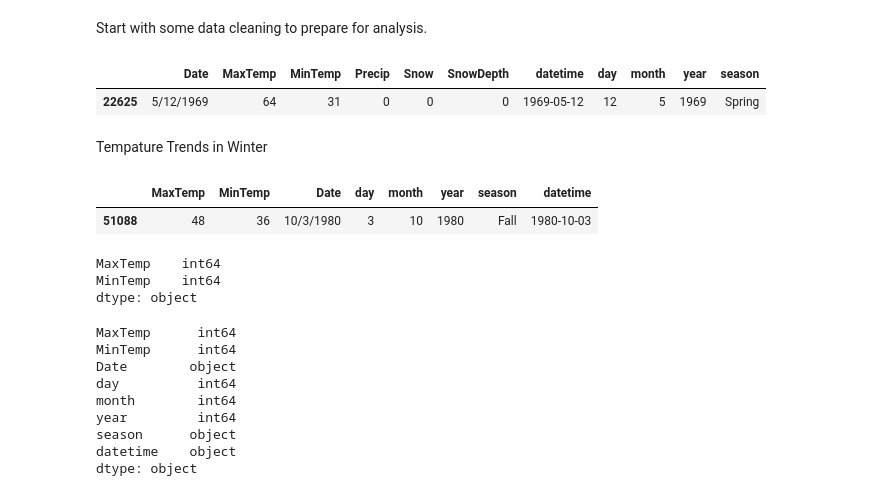
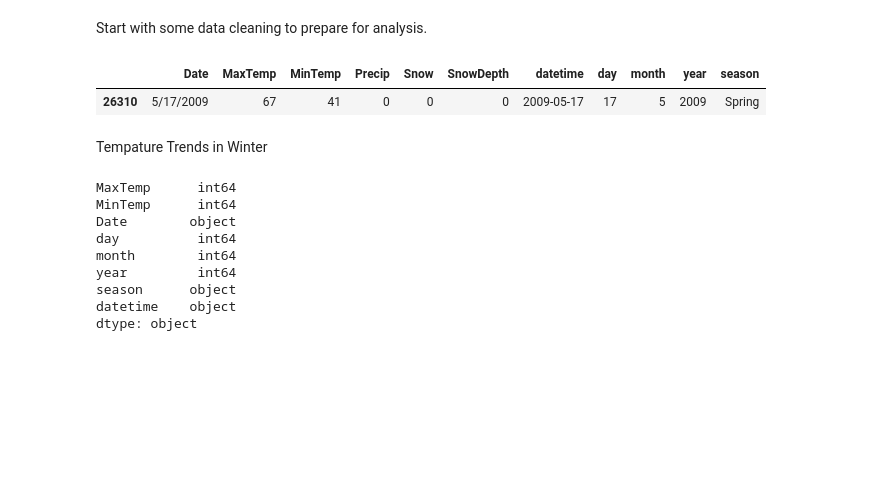
Before and after one commit to searanch/Minneapolis-Historical-Weather, a Jupyter notebook: msp_winter.ipynb, the cells around one changed output. Cells and saved outputs as stored; diff of their text form; code cells hidden in the pictures; blank space fills up the shorter version.

```diff
--- a/msp_winter.ipynb
+++ b/msp_winter.ipynb
@@ -8,48 +10,27 @@ import pandas as pd
 Start with some data cleaning to prepare for analysis.
 # %%
 # Load file
-df = pd.read_csv('data/msp_historical_weather.csv')
+df = pd.read_csv('msp_historical_weather.csv')
 # Remove first column
 df = df.drop(columns=['Unnamed: 0'])
 # Show sample
 df.sample()
 #Check datatypes
 df.dtypes
 # check for na's
 df.isnull().sum()
 # drop where tempature is missing
 df = df.loc[150:]
 df.sample()
 #find and replace T with .01
 df = df.replace('T',.01)
 # replace missing values with Nan
 df = df.replace('M','NaN')
 # show sample
 df.sample()
 # %% [output]
 |  | Date | MaxTemp | MinTemp | Precip | Snow | SnowDepth | datetime | day | month | year | season |
-| 22625 | 5/12/1969 | 64 | 31 | 0 | 0 | 0 | 1969-05-12 | 12 | 5 | 1969 | Spring |
+| 26310 | 5/17/2009 | 67 | 41 | 0 | 0 | 0 | 2009-05-17 | 17 | 5 | 2009 | Spring |
 # %% [markdown]
 Tempature Trends in Winter
-# %%
-# Make DF just for tempatures
-temps = df[['MaxTemp','MinTemp','Date','day','month','year','season','datetime']]
-# Show sample
-temps.sample()
-# %% [output]
-|  | MaxTemp | MinTemp | Date | day | month | year | season | datetime |
-| 51088 | 48 | 36 | 10/3/1980 | 3 | 10 | 1980 | Fall | 1980-10-03 |
-# %%
-# check for Nan values
-# Remove NaN
-just_temps = temps[['MaxTemp','MinTemp']]
-just_temps=just_temps[(just_temps['MaxTemp']!= 'NaN') & (just_temps['MinTemp'] != 'NaN')]
-# To numeric
-just_temps.MaxTemp=pd.to_numeric(just_temps.MaxTemp)
-just_temps.MinTemp=pd.to_numeric(just_temps.MinTemp)
-just_temps.dtypes
-# %% [output]
-MaxTemp    int64
-MinTemp    int64
-dtype: object
 # %%
```
Also changed, not shown: parts of 14 cells of this notebook, 1 other file.
